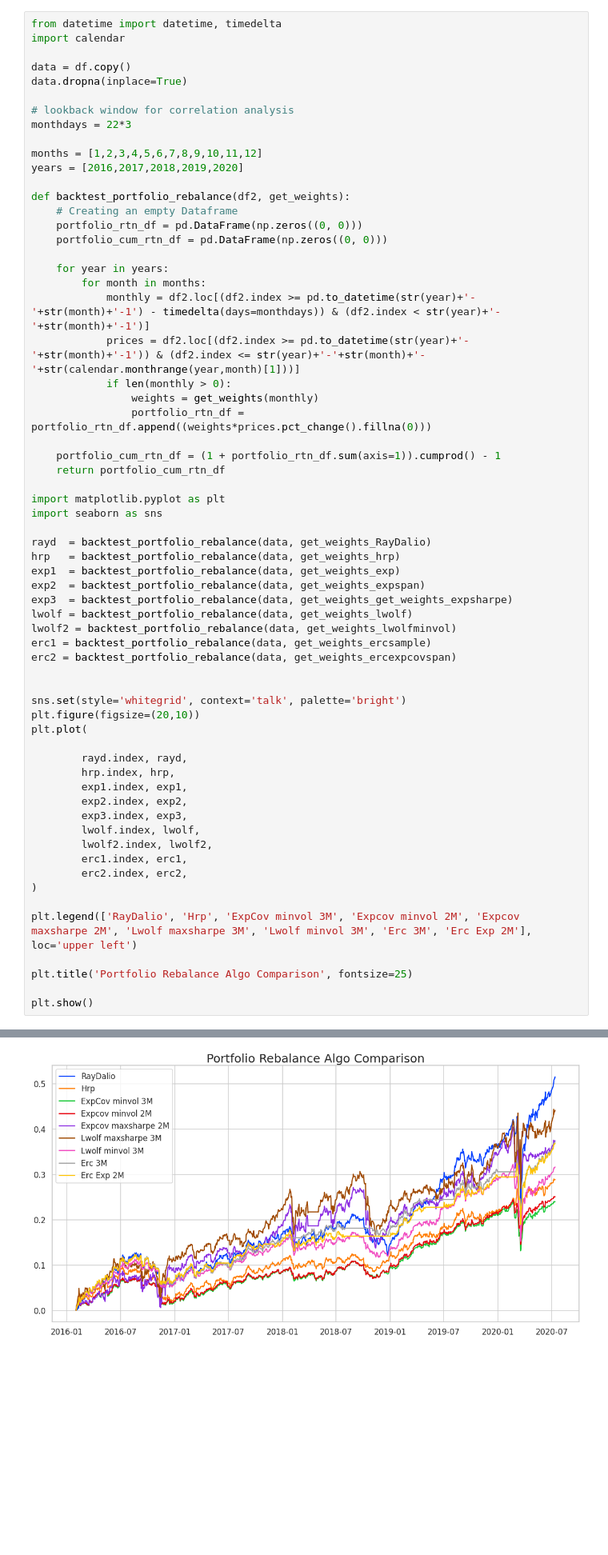
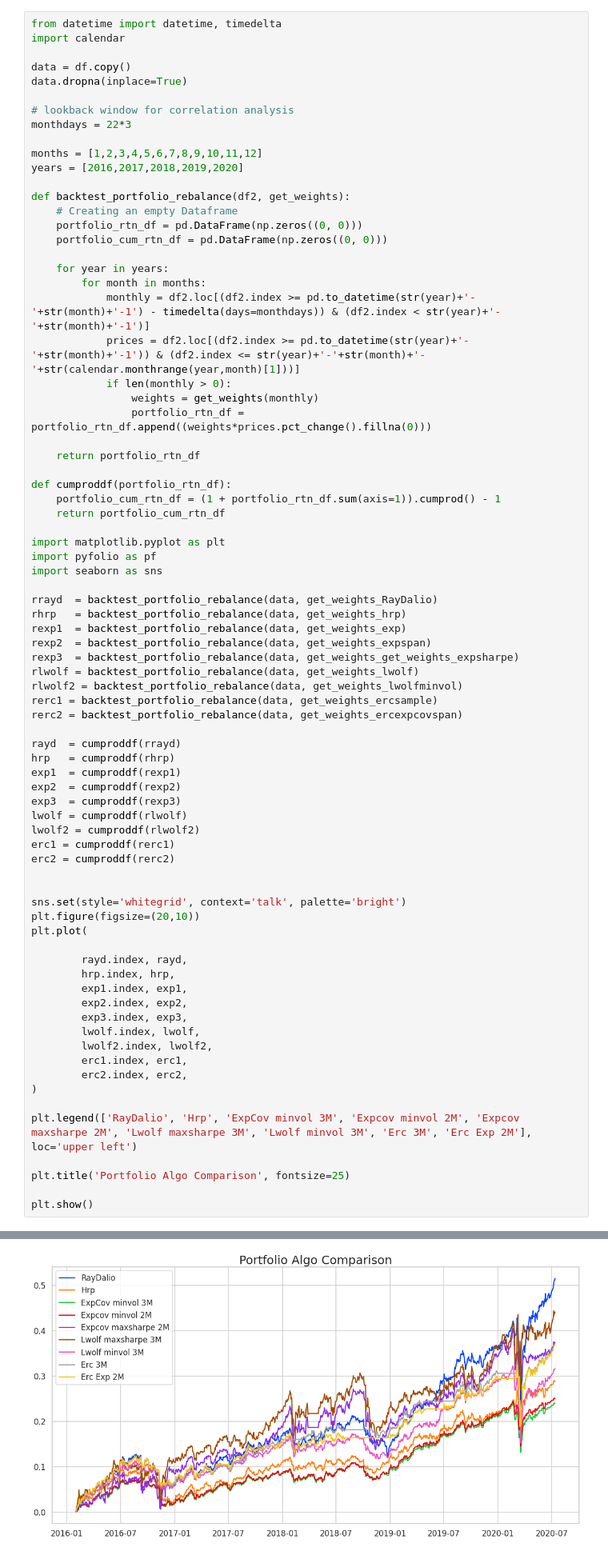
Before and after one commit to CryptoStatistical/PublicStrategies, a Jupyter notebook: ETF RiskParity Algo Comparison with investpy.ipynb, the cells around one changed output, grey strips where cells are left out. Shown: that part at 80% size. Cells and saved outputs as stored; diff of their text form; blank space fills up the shorter version.

```diff
--- a/ETF RiskParity Algo Comparison with investpy.ipynb
+++ b/ETF RiskParity Algo Comparison with investpy.ipynb
@@ -232,44 +232,58 @@ def backtest_portfolio_rebalance(df2, get_weights):
                 weights = get_weights(monthly)
                 portfolio_rtn_df = portfolio_rtn_df.append((weights*prices.pct_change().fillna(0)))
 
+    return portfolio_rtn_df
+
+def cumproddf(portfolio_rtn_df):
     portfolio_cum_rtn_df = (1 + portfolio_rtn_df.sum(axis=1)).cumprod() - 1
     return portfolio_cum_rtn_df
 
 import matplotlib.pyplot as plt
+import pyfolio as pf
 import seaborn as sns
 
-rayd  = backtest_portfolio_rebalance(data, get_weights_RayDalio)
-hrp   = backtest_portfolio_rebalance(data, get_weights_hrp)
-exp1  = backtest_portfolio_rebalance(data, get_weights_exp)
-exp2  = backtest_portfolio_rebalance(data, get_weights_expspan)
-exp3  = backtest_portfolio_rebalance(data, get_weights_get_weights_expsharpe)
-lwolf = backtest_portfolio_rebalance(data, get_weights_lwolf)
-lwolf2 = backtest_portfolio_rebalance(data, get_weights_lwolfminvol)
-erc1 = backtest_portfolio_rebalance(data, get_weights_ercsample)
-erc2 = backtest_portfolio_rebalance(data, get_weights_ercexpcovspan)
+rrayd  = backtest_portfolio_rebalance(data, get_weights_RayDalio)
+rhrp   = backtest_portfolio_rebalance(data, get_weights_hrp)
+rexp1  = backtest_portfolio_rebalance(data, get_weights_exp)
+rexp2  = backtest_portfolio_rebalance(data, get_weights_expspan)
+rexp3  = backtest_portfolio_rebalance(data, get_weights_get_weights_expsharpe)
+rlwolf = backtest_portfolio_rebalance(data, get_weights_lwolf)
+rlwolf2 = backtest_portfolio_rebalance(data, get_weights_lwolfminvol)
+rerc1 = backtest_portfolio_rebalance(data, get_weights_ercsample)
+rerc2 = backtest_portfolio_rebalance(data, get_weights_ercexpcovspan)
+
+rayd  = cumproddf(rrayd)
+hrp   = cumproddf(rhrp)
+exp1  = cumproddf(rexp1)
+exp2  = cumproddf(rexp2)
+exp3  = cumproddf(rexp3)
+lwolf = cumproddf(rlwolf)
+lwolf2 = cumproddf(rlwolf2)
+erc1 = cumproddf(rerc1)
+erc2 = cumproddf(rerc2)
 
 
 sns.set(style='whitegrid', context='talk', palette='bright')
 plt.figure(figsize=(20,10))
 plt.plot(
 
         rayd.index, rayd,
         hrp.index, hrp,
         exp1.index, exp1,
         exp2.index, exp2,
         exp3.index, exp3,
         lwolf.index, lwolf,
         lwolf2.index, lwolf2,
         erc1.index, erc1,
         erc2.index, erc2,
 )
 
 plt.legend(['RayDalio', 'Hrp', 'ExpCov minvol 3M', 'Expcov minvol 2M', 'Expcov maxsharpe 2M', 'Lwolf maxsharpe 3M', 'Lwolf minvol 3M', 'Erc 3M', 'Erc Exp 2M'], loc='upper left')
 
-plt.title('Portfolio Rebalance Algo Comparison', fontsize=25)
+plt.title('Portfolio Algo Comparison', fontsize=25)
 
 plt.show()
 # %% [output]
 NoneType: None
 NoneType: None
-[figure, old version]
+[figure, new version]
```
Also changed, not shown: parts of 1 cell of this notebook.
